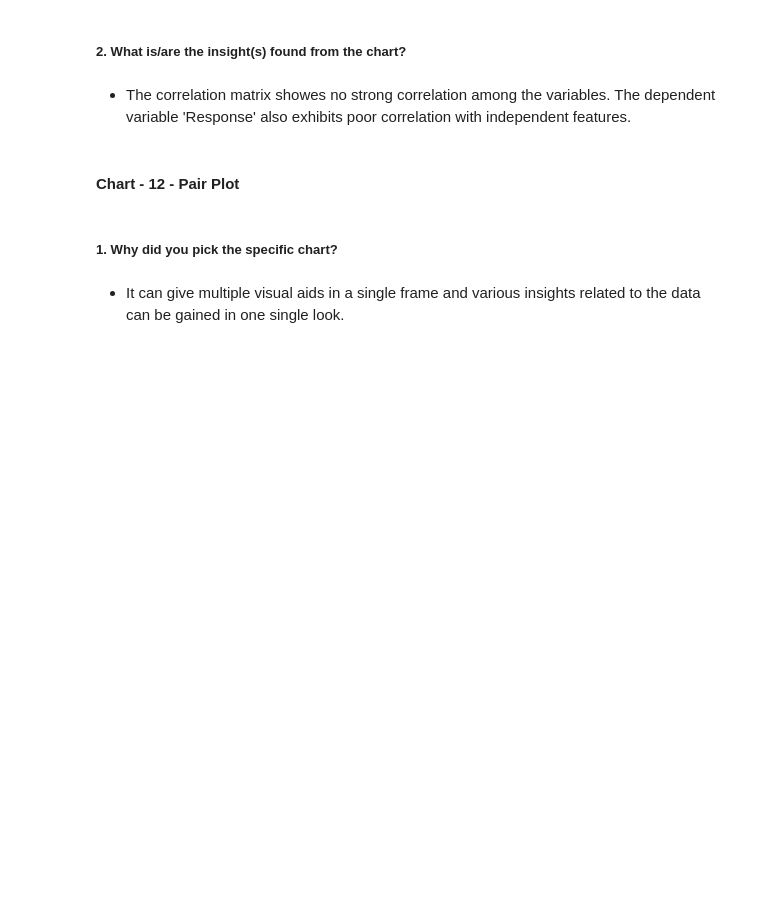
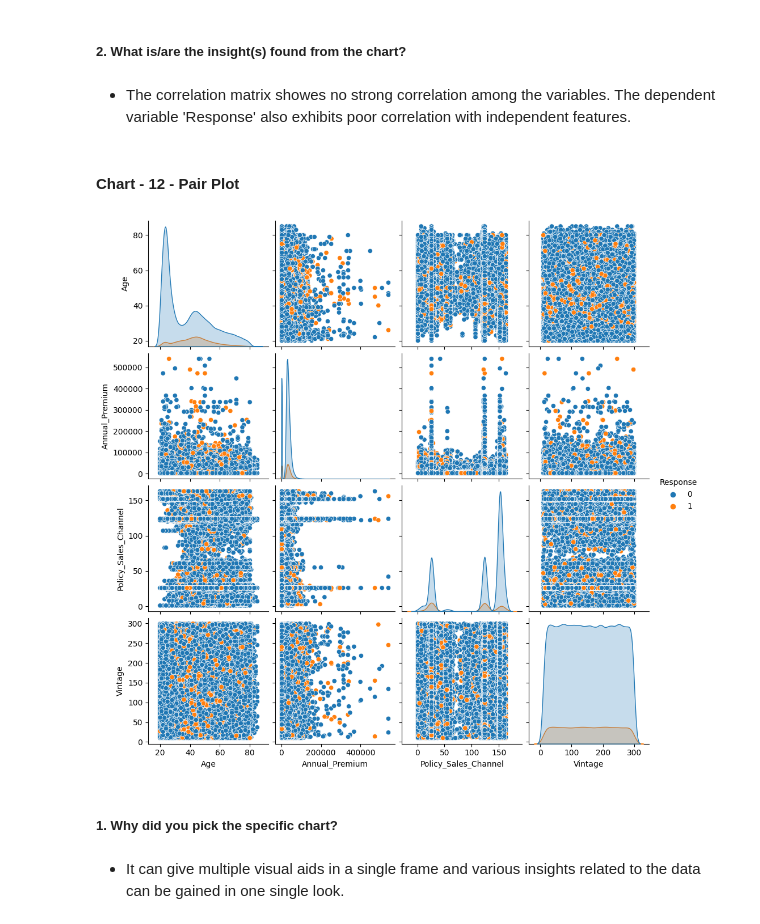
Before and after one commit to Kalpesh-Nandedkar/HEALTH-INSURANCE-CROSS-SELL-PREDICTION, a Jupyter notebook: HEALTH_INSURANCE_CROSS_SELL_PREDICTION.ipynb, the cells around one changed output. Drawn from its saved outputs; the diff is of its cells as text; code cells hidden in the pictures; blank space fills up the shorter version.

```diff
--- a/HEALTH_INSURANCE_CROSS_SELL_PREDICTION.ipynb
+++ b/HEALTH_INSURANCE_CROSS_SELL_PREDICTION.ipynb
@@ -813,8 +792,10 @@ plt.show()
 # %%
 # Pair Plot visualization code
 # plotting pairplot which will give overview of  all the numeric features and responses in 1 plot but surely
-#sns.pairplot(df[['Age', 'Annual_Premium', 'Policy_Sales_Channel', 'Vintage', 'Response']], hue= 'Response')
-#plt.show()
+sns.pairplot(df[['Age', 'Annual_Premium', 'Policy_Sales_Channel', 'Vintage', 'Response']], hue= 'Response')
+plt.show()
+# %% [output]
+[figure, added]
 # %% [markdown]
 ##### 1. Why did you pick the specific chart?
 # %% [markdown]
```
Also changed, not shown: parts of 28 cells of this notebook.
